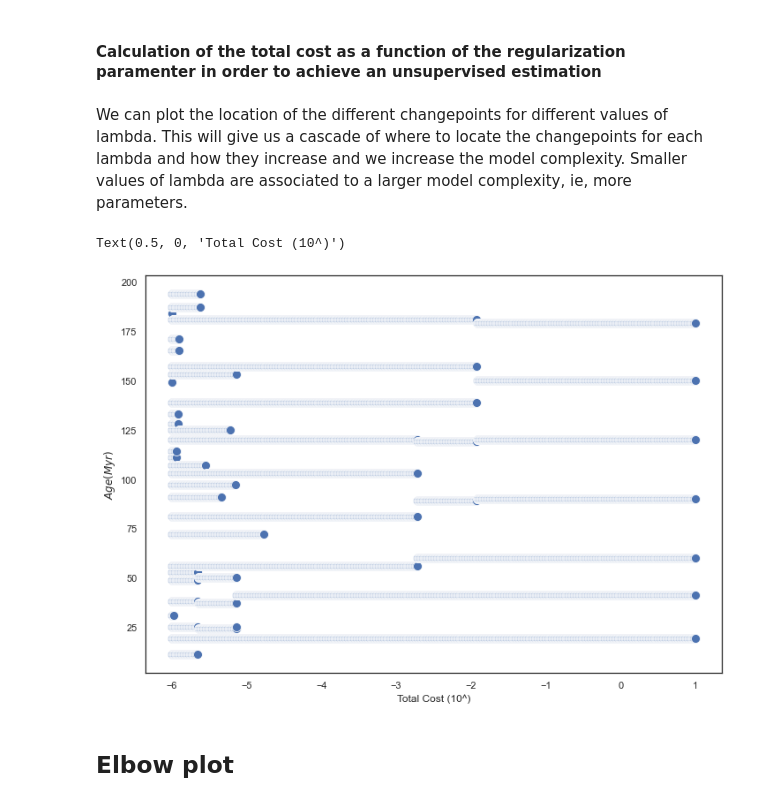
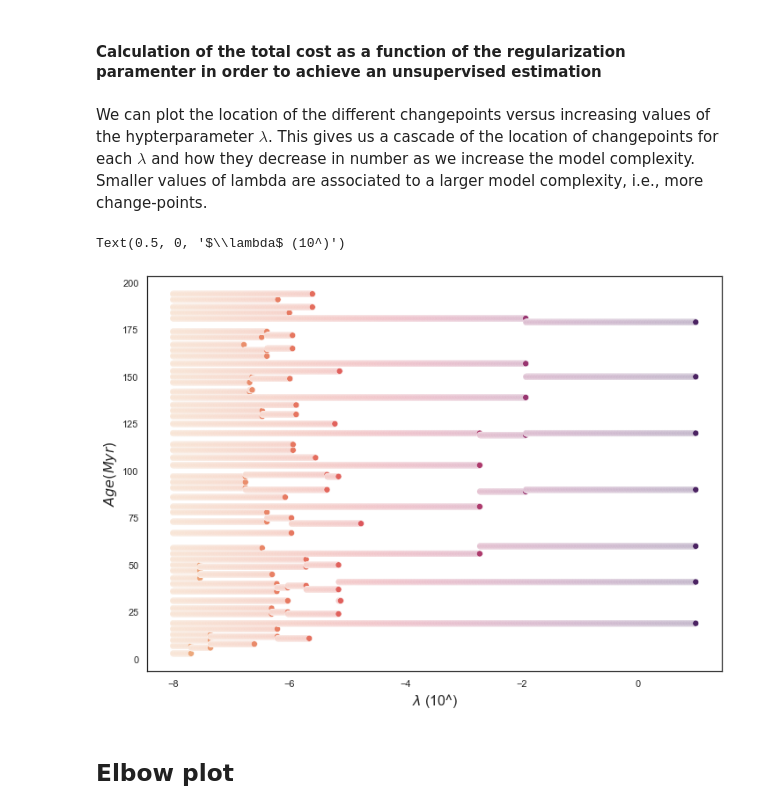
Before and after one commit to LenGallo/PEPy, a Jupyter notebook: APWP.ipynb, the cells around one changed output. Saved outputs shown, nothing was run; the diff lists cells and outputs as text; code cells hidden in the pictures.

Commit message:
added cascade visualization

```diff
--- a/APWP.ipynb
+++ b/APWP.ipynb
@@ -254,7 +254,7 @@ def get_changepoints(Adj_matrix, reg = 0.0001):
 #### Calculation of the total cost as a function of the regularization paramenter in order to achieve an unsupervised estimation
 # %%
 N_lamb = 1000
-all_lamb_log = np.linspace(-6, 1, N_lamb)
+all_lamb_log = np.linspace(-8, 1, N_lamb)
 all_lamb = 10 ** all_lamb_log
 
 Tree = np.full((N, N_lamb), 0)
@@ -279,17 +279,17 @@ for i, lamb in enumerate(all_lamb):
     all_nsegments.append(len(changepoints)+1)
     all_cost.append(loss1)
 # %% [markdown]
-We can plot the location of the different changepoints for different values of lambda. This will give us a cascade of where to locate the changepoints for each lambda and how they increase and we increase the model complexity. Smaller values of lambda are associated to a larger model complexity, ie, more parameters.
+We can plot the location of the different changepoints versus increasing values of the hypterparameter $\lambda$. This gives us a cascade of the location of changepoints for each $\lambda$ and how they decrease in number as we increase the model complexity. Smaller values of lambda are associated to a larger model complexity, i.e., more change-points.
 # %%
 sns.set_style("white")
 
-sns.scatterplot(x=Tree_lamb, y=Tree_age, s=100, alpha=1)
+sns.scatterplot(x = Tree_lamb , y = Tree_age, hue=Tree_lamb, palette= "flare", s=50, legend=False)
 
-plt.ylabel('$Age (Myr)$', size = 12)
-plt.xlabel('Total Cost (10^)', size = 12)
+plt.ylabel('$Age (Myr)$', size = 16)
+plt.xlabel('$\lambda$ (10^)', size = 16)
 # %% [output]
-Text(0.5, 0, 'Total Cost (10^)')
+Text(0.5, 0, '$\\lambda$ (10^)')
-[figure, old version]
+[figure, new version]
 # %% [markdown]
 ## Elbow plot
 # %%
```
Also changed, not shown: parts of 3 cells of this notebook.
